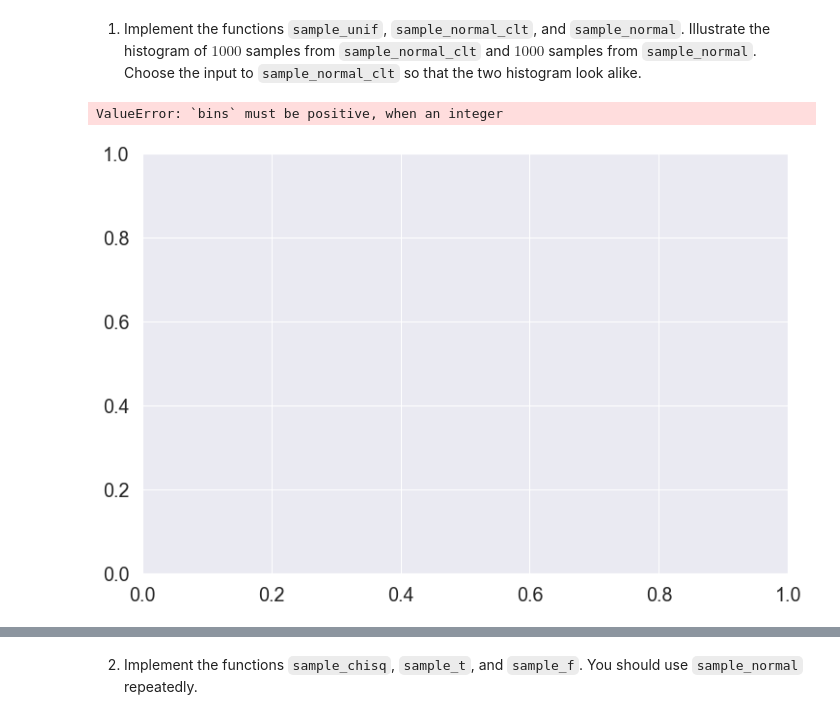
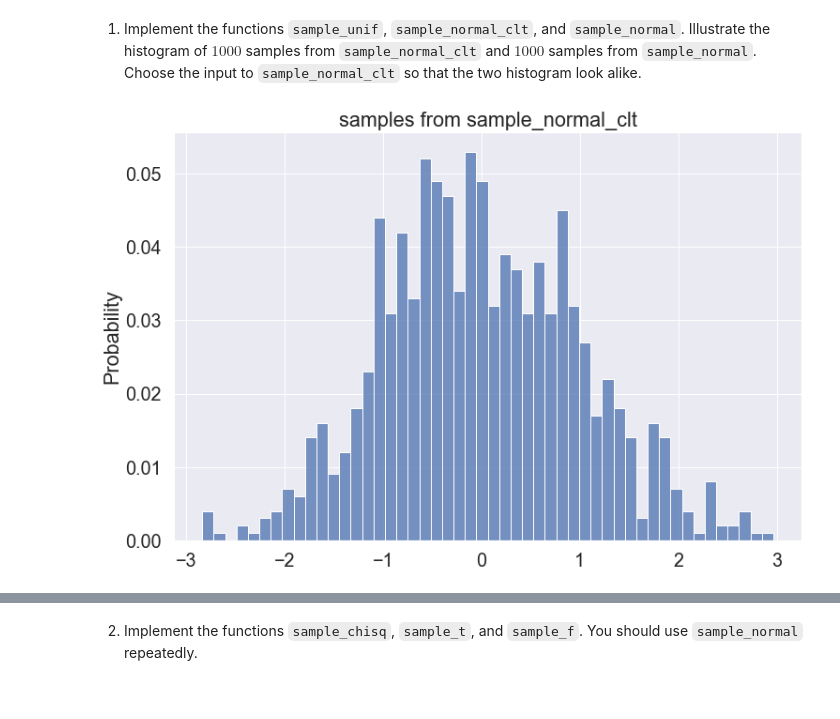
Before and after one commit to EyalMichaeli/IDC_masters, a Jupyter notebook: semester_2/stat/Eyal/Exercises/EX1/hw1.ipynb, the cells around one changed output, grey strips where cells are left out. Drawn from its saved outputs; the diff is of its cells as text; code cells hidden in the pictures.

```diff
--- a/semester_2/stat/Eyal/Exercises/EX1/hw1.ipynb
+++ b/semester_2/stat/Eyal/Exercises/EX1/hw1.ipynb
@@ -572,9 +570,10 @@ NameError: name 'random' is not defined
 # %%
 
-sums = np.array([np.sum(sample_unif(10000)) for _ in range(1000)])
+sums = np.array([np.sum(sample_unif(1000)) for _ in range(1000)])
 
 standard_normal = (sums - sums.mean()) / sums.std()
-
+sample = standard_normal[int(random.random() * len(standard_normal))]
 sns.histplot(standard_normal)
 len(standard_normal)
+sample
 # %% [output]
@@ -625,11 +624,14 @@ def sample_normal_clt(n: int) -> float:
     :z:    random sample approximately from the standard normal distribution
 
     """
-    # sample n non-normal (in this case, uniform) samples from the uniform distibution
-    n_uniform_samples = sample_unif(n)
-    sum = np.sum(n_uniform_samples)
-    standard_normal_sample = (sum - n_uniform_samples.mean()) / n_uniform_samples.std()
-    return standard_normal_sample
+    # sample n non-normal (in this case, uniform) samples, sum them and then normalize them
+    sums = np.array([np.sum(sample_unif(n)) for _ in range(n)])
+    z_samples = (sums - sums.mean()) / sums.std()
+    """
+    I could do the following and sample only 1 but it took a lot of time, so I just return n smaples.
+    z = standard_normal[int(random.random() * len(standard_normal))]
+    """
+    return z_samples
 
 
 # I deleted n: int because it is useless.
@@ -648,8 +650,8 @@ def sample_normal() -> float:
     :z:    random sample from the standard normal distribution
 
     """
-
-    return norm.ppf(q=sample_unif(1))
+    z = norm.ppf(q=sample_unif(1))
+    return z
 
 
 
@@ -668,7 +670,8 @@ def sample_chisq(k: int) -> float:
     """
 
     normal_samples_squared = np.array([sample_normal() for _ in range(k)]) ** 2  # k is degrees of freedom
-    return np.sum(normal_samples_squared)
+    x = np.sum(normal_samples_squared)
+    return x
 
 
 def sample_t(k: int) -> float:
@@ -706,8 +709,8 @@ def sample_f(k1: int, k2:int) -> float:
     :x:    random sample from the F distribution
 
     """
-
-    return ( sample_chisq(k=k1) / k1 ) / ( sample_chisq(k=k2) / k2 )
+    f = ( sample_chisq(k=k1) / k1 ) / ( sample_chisq(k=k2) / k2 )
+    return f
 # %%
 MY_ID = 207380528 # your personal ID number with leading zeros removed
 random.seed(MY_ID)
@@ -719,14 +722,14 @@ random.seed(MY_ID)
 1. Implement the functions ``sample_unif``, ``sample_normal_clt``, and ``sample_normal``. Illustrate the histogram of $1000$ samples from ``sample_normal_clt`` and $1000$ samples from ``sample_normal``. Choose the input to ``sample_normal_clt`` so that the two histogram look alike.
 # %%
 def plot_hist(array, title):
-    sns.histplot(array, bins=int(0.75 * len(array)))
+    sns.histplot(array, bins=int(0.05 * len(array)), stat="probability")
     plt.title(title)
     plt.show()
 # %%
 NUM_SAMPLES = 1000
-samples = np.array([sample_normal_clt(NUM_SAMPLES)  for _ in range()])
 
-plot_hist(samples, "sampls from sample_normal_clt")
+samples = sample_normal_clt(NUM_SAMPLES)
+
+plot_hist(samples, "samples from sample_normal_clt")
 # %% [output]
-ValueError: `bins` must be positive, when an integer
-[figure, old version]
+[figure, new version]
```
Also changed, not shown: parts of 5 cells of this notebook.
